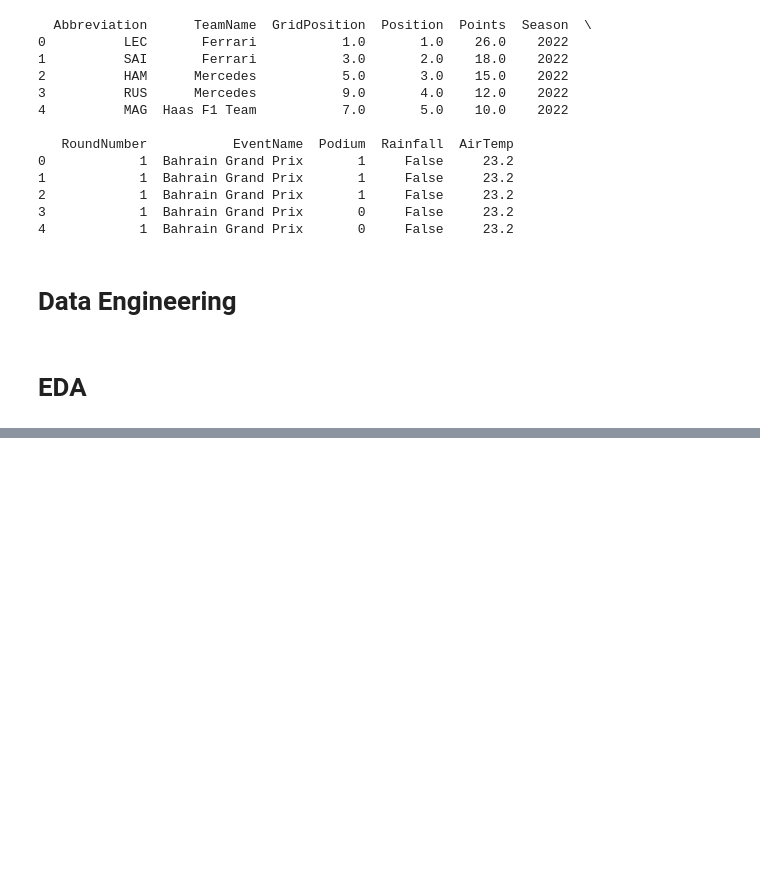
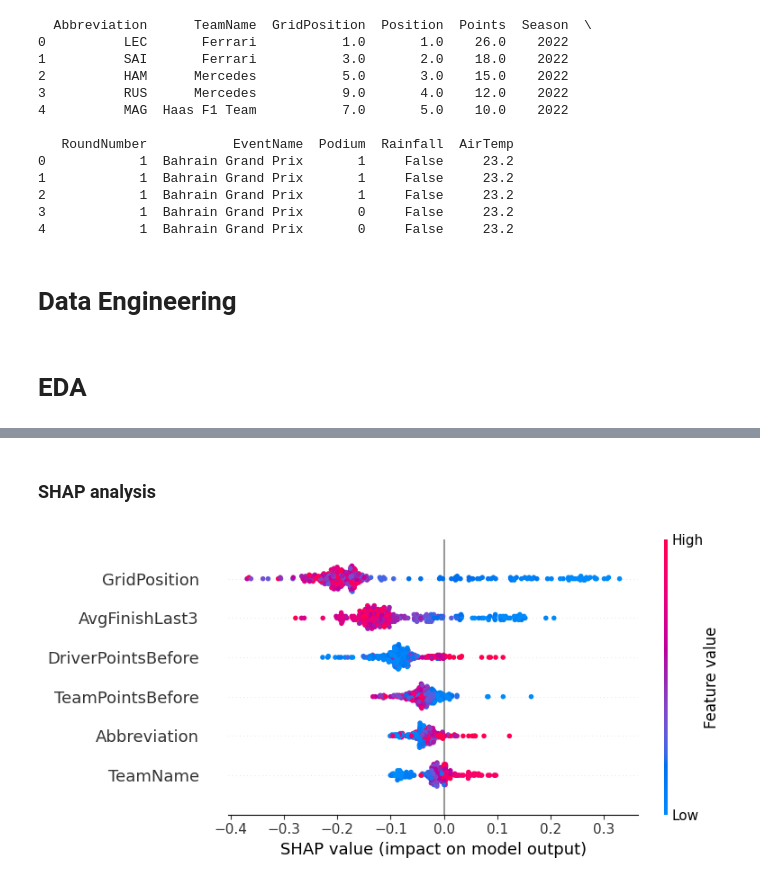
Before and after one commit to dylanbyrne3454/F1_predictor, a Jupyter notebook: 02_creating_models.ipynb, the cells around one changed output, grey strips where cells are left out. Drawn from its saved outputs; the diff is of its cells as text; code cells hidden in the pictures; blank space fills up the shorter version.

```diff
--- a/02_creating_models.ipynb
+++ b/02_creating_models.ipynb
@@ -99,0 +172,15 @@ test_df = test_df[cols_to_keep]
+# %%
+from sklearn.preprocessing import LabelEncoder
+
+le_driver = LabelEncoder()
+le_team = LabelEncoder()
+
+# Fit on both datasets combined so rookies/new teams are handled
+le_driver.fit(pd.concat([train_df['Abbreviation'], test_df['Abbreviation']]))
+le_team.fit(pd.concat([train_df['TeamName'], test_df['TeamName']]))
+
+train_df['Abbreviation'] = le_driver.transform(train_df['Abbreviation'])
+train_df['TeamName'] = le_team.transform(train_df['TeamName'])
+
+test_df['Abbreviation'] = le_driver.transform(test_df['Abbreviation'])
+test_df['TeamName'] = le_team.transform(test_df['TeamName'])
@@ -99,0 +192,8 @@ test_df = test_df[cols_to_keep]
+# %%
+features = ['Abbreviation', 'TeamName', 'GridPosition', 'DriverPointsBefore', 'TeamPointsBefore', 'AvgFinishLast3']
+
+X_train = train_df[features]
+y_train = train_df['Podium']
+
+X_test = test_df[features]
+y_test = test_df['Podium']
@@ -99,0 +206,4 @@ test_df = test_df[cols_to_keep]
+# %%
+lr = LogisticRegression(class_weight='balanced')
+rf = RandomForestClassifier(class_weight='balanced', n_estimators=100)
+xgb = XGBClassifier(scale_pos_weight=5)
@@ -99,0 +220,10 @@ test_df = test_df[cols_to_keep]
+# %%
+X_train = X_train.fillna({
+    'GridPosition': 20,
+    'AvgFinishLast3': 10
+})
+
+X_test = X_test.fillna({
+    'GridPosition': 20,
+    'AvgFinishLast3': 10
+})
@@ -99,0 +255,12 @@ test_df = test_df[cols_to_keep]
+# %% [markdown]
+### SHAP analysis
+# %%
+import shap
+
+# SHAP anyalysis for random forest
+explainer = shap.TreeExplainer(rf)
+shap_values = explainer(X_test)
+
+shap.summary_plot(shap_values[:,:,1], X_test, feature_names=features)
+# %% [output]
+[figure, added]
```
Also changed, not shown: parts of 18 cells of this notebook, 2 other files.
